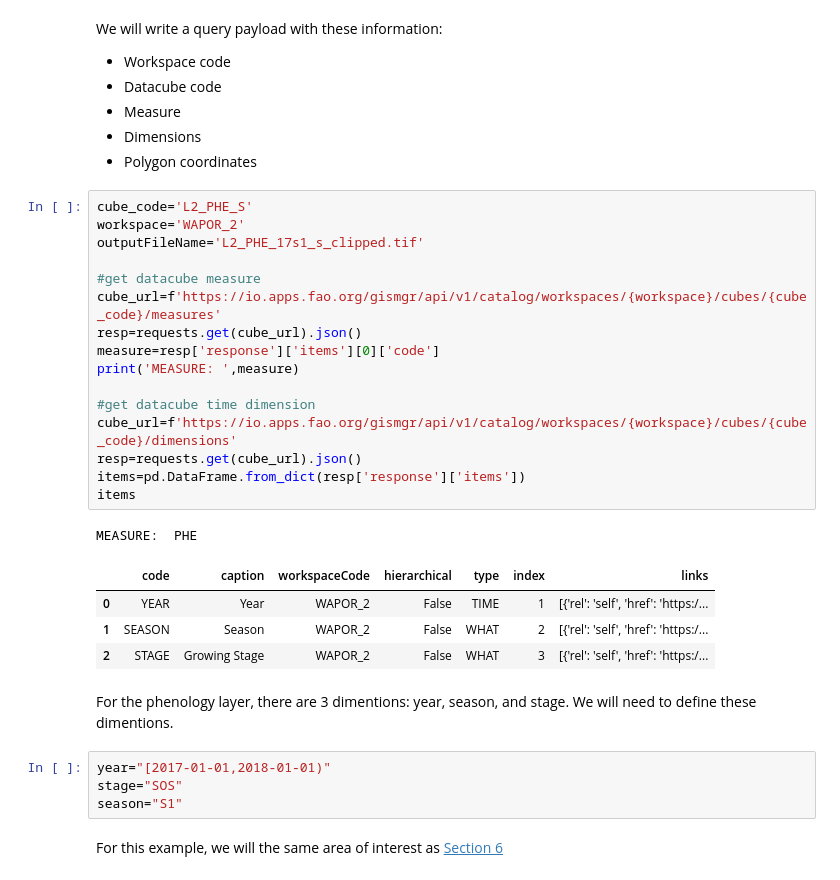
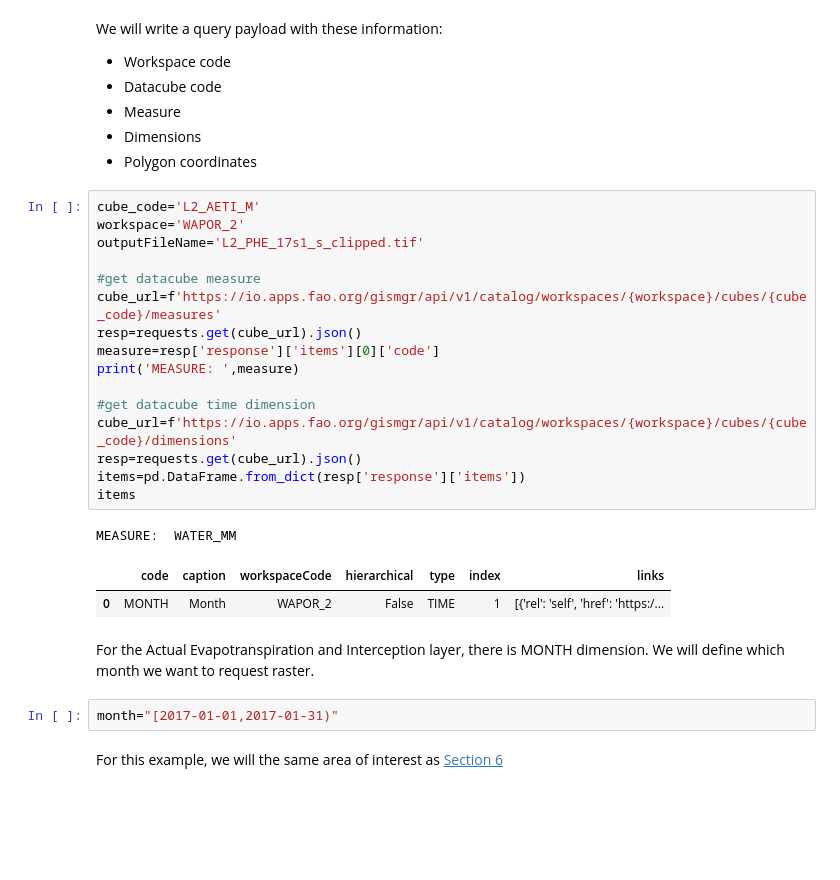
Before and after one commit to trngbich/tutorial_WaPOR_API, a Jupyter notebook: REST_API.ipynb, the cells around one changed output. Saved outputs shown, nothing was run; the diff lists cells and outputs as text; blank space fills up the shorter version.

```diff
--- a/REST_API.ipynb
+++ b/REST_API.ipynb
@@ -772,33 +772,29 @@ We will write a query payload with these information:
 - Dimensions
 - Polygon coordinates
 # %%
-cube_code='L2_PHE_S'
+cube_code='L2_AETI_M'
 workspace='WAPOR_2'
 outputFileName='L2_PHE_17s1_s_clipped.tif'
 
 #get datacube measure
 cube_url=f'https://io.apps.fao.org/gismgr/api/v1/catalog/workspaces/{workspace}/cubes/{cube_code}/measures'
 resp=requests.get(cube_url).json()
 measure=resp['response']['items'][0]['code']
 print('MEASURE: ',measure)
 
 #get datacube time dimension
 cube_url=f'https://io.apps.fao.org/gismgr/api/v1/catalog/workspaces/{workspace}/cubes/{cube_code}/dimensions'
 resp=requests.get(cube_url).json()
 items=pd.DataFrame.from_dict(resp['response']['items'])
 items
 # %% [output]
-MEASURE:  PHE
+MEASURE:  WATER_MM
 |  | code | caption | workspaceCode | hierarchical | type | index | links |
-| 0 | YEAR | Year | WAPOR_2 | False | TIME | 1 | [{'rel': 'self', 'href': 'https:/... |
-| 1 | SEASON | Season | WAPOR_2 | False | WHAT | 2 | [{'rel': 'self', 'href': 'https:/... |
-| 2 | STAGE | Growing Stage | WAPOR_2 | False | WHAT | 3 | [{'rel': 'self', 'href': 'https:/... |
+| 0 | MONTH | Month | WAPOR_2 | False | TIME | 1 | [{'rel': 'self', 'href': 'https:/... |
-# %% [markdown]
-For the phenology layer, there are 3 dimentions: year, season, and stage. We will need to define these dimentions.
-# %%
-year="[2017-01-01,2018-01-01)"
-stage="SOS"
-season="S1"
+# %% [markdown]
+For the Actual Evapotranspiration and Interception layer, there is MONTH dimension. We will define which month we want to request raster.
+# %%
+month="[2017-01-01,2017-01-31)"
 # %% [markdown]
 For this example, we will the same area of interest as [Section 6](#area)
 # %%
```
Also changed, not shown: parts of 13 cells of this notebook, 2 other files.
